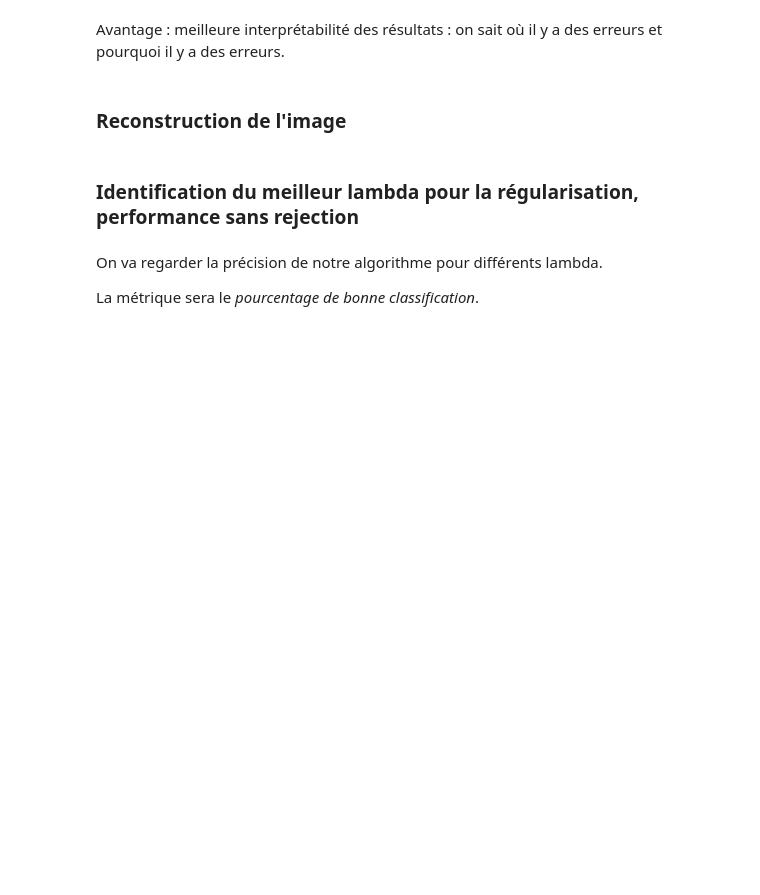
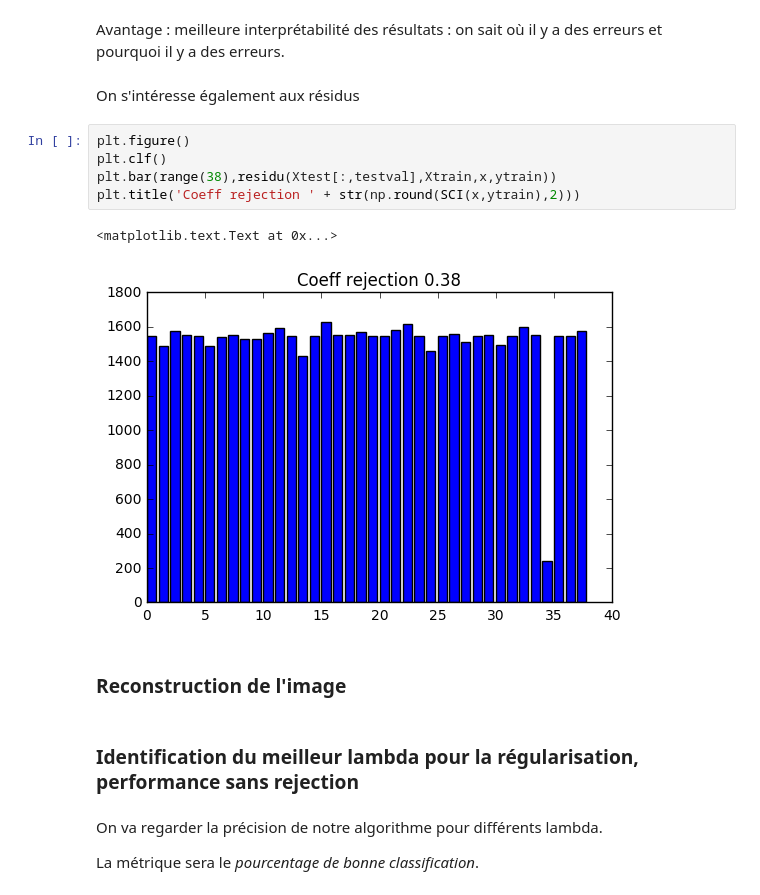
Before and after one commit to maxwab/facerecog, a Jupyter notebook: implementation_basique_yale.ipynb, the cells around one changed output. Saved outputs shown, nothing was run; the diff lists cells and outputs as text; blank space fills up the shorter version.

```diff
--- a/implementation_basique_yale.ipynb
+++ b/implementation_basique_yale.ipynb
@@ -260,5 +331,15 @@ plt.title('Classe reelle: ' + str(ytest[testval]))
 # %% [markdown]
 Avantage : meilleure interprétabilité des résultats : on sait où il y a des erreurs et pourquoi il y a des erreurs.
+# %% [markdown]
+On s'intéresse également aux résidus
+# %%
+plt.figure()
+plt.clf()
+plt.bar(range(38),residu(Xtest[:,testval],Xtrain,x,ytrain))
+plt.title('Coeff rejection ' + str(np.round(SCI(x,ytrain),2)))
+# %% [output]
+<matplotlib.text.Text at 0x...>
+[figure, added]
 # %% [markdown]
 ### Reconstruction de l'image
 # %% [markdown]
```
Also changed, not shown: parts of 45 cells of this notebook, 3 other files.
